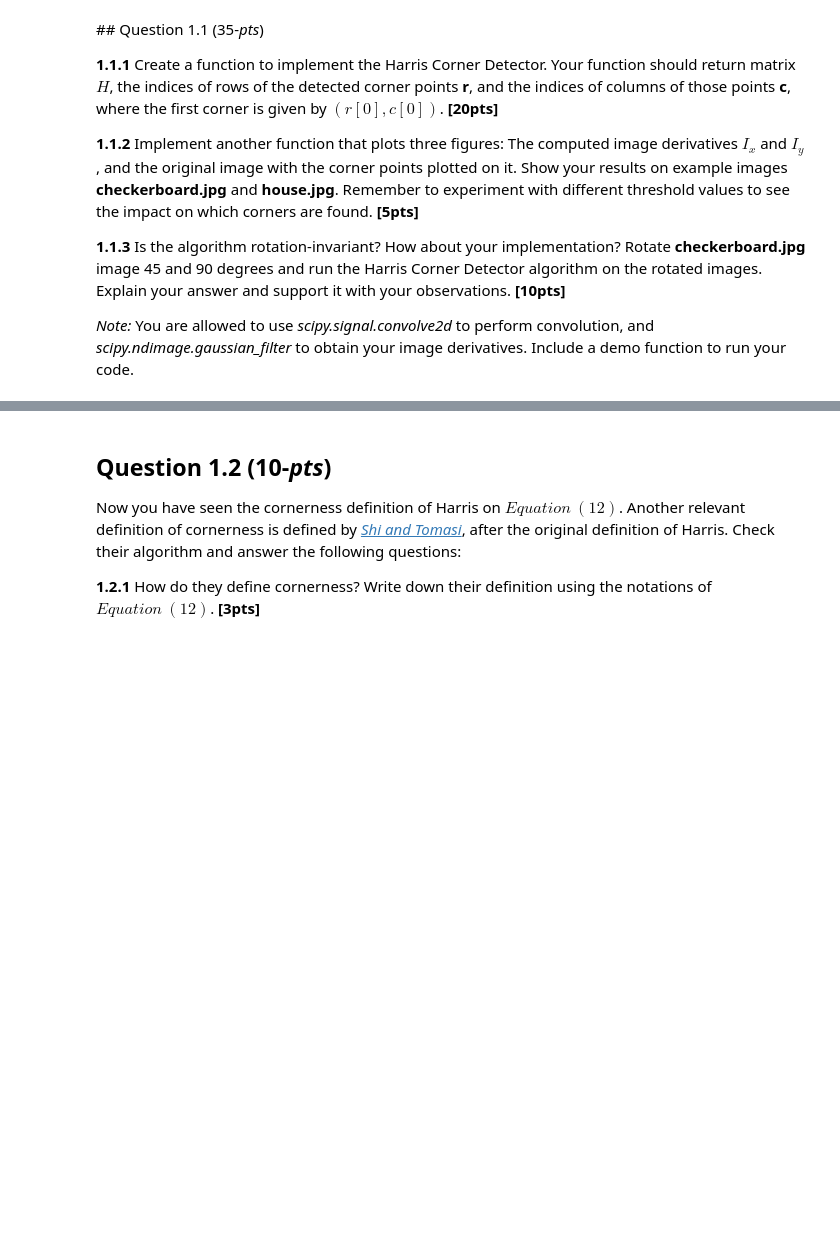
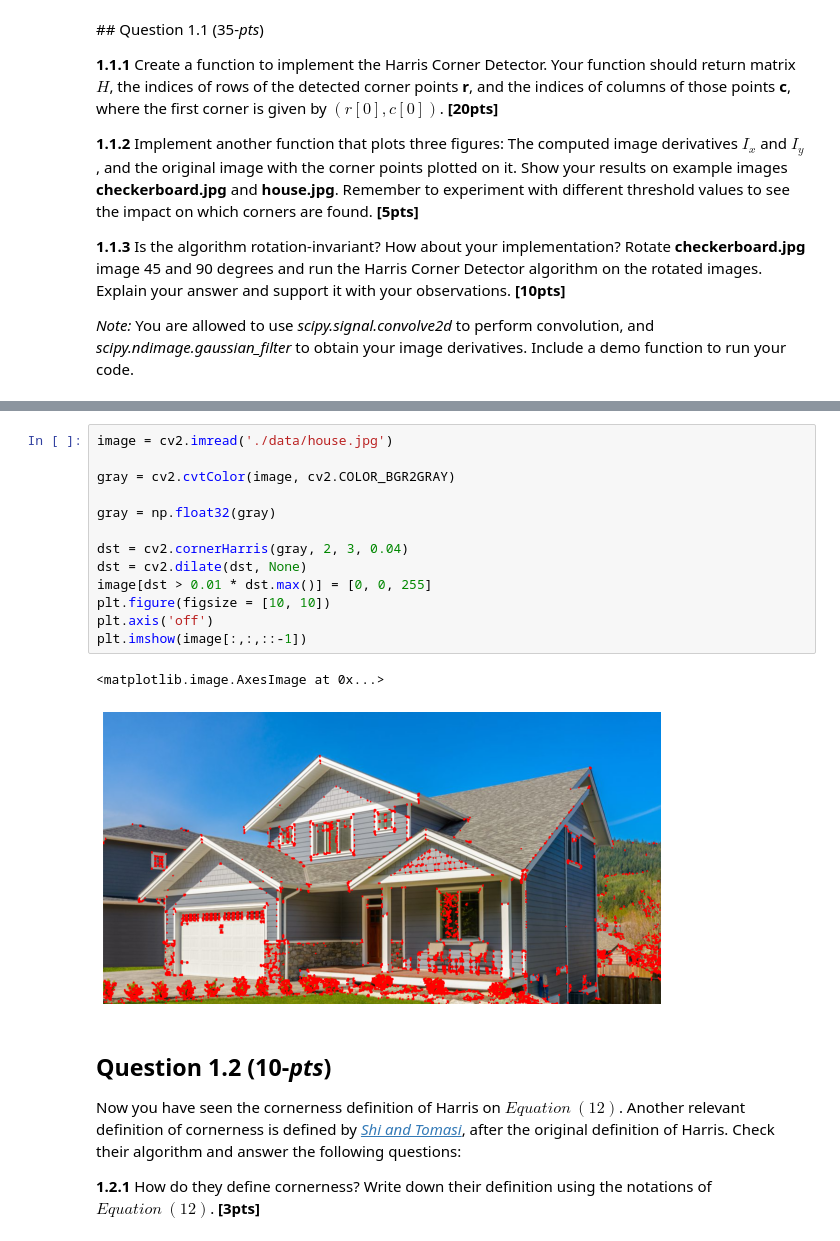
Before and after one commit to karim-abdel/ComputerVision_1, a Jupyter notebook: Lab3 (1)/CV1_Lab3_Students.ipynb, the cells around one changed output, grey strips where cells are left out. Saved outputs shown, nothing was run; the diff lists cells and outputs as text; blank space fills up the shorter version.

```diff
--- a/Lab3 (1)/CV1_Lab3_Students.ipynb
+++ b/Lab3 (1)/CV1_Lab3_Students.ipynb
@@ -254,3 +269,19 @@ plot_derivatives_and_corners('./data/house.jpg', 1, 0.01)
+# %%
+image = cv2.imread('./data/house.jpg')
+
+gray = cv2.cvtColor(image, cv2.COLOR_BGR2GRAY)
+
+gray = np.float32(gray)
+
+dst = cv2.cornerHarris(gray, 2, 3, 0.04)
+dst = cv2.dilate(dst, None)
+image[dst > 0.01 * dst.max()] = [0, 0, 255]
+plt.figure(figsize = [10, 10])
+plt.axis('off')
+plt.imshow(image[:,:,::-1])
+# %% [output]
+<matplotlib.image.AxesImage at 0x...>
+[figure, added]
 # %% [markdown]
 ## Question 1.2 (10-*pts*)
 
```
Also changed, not shown: parts of 5 cells of this notebook, 1 other file.
